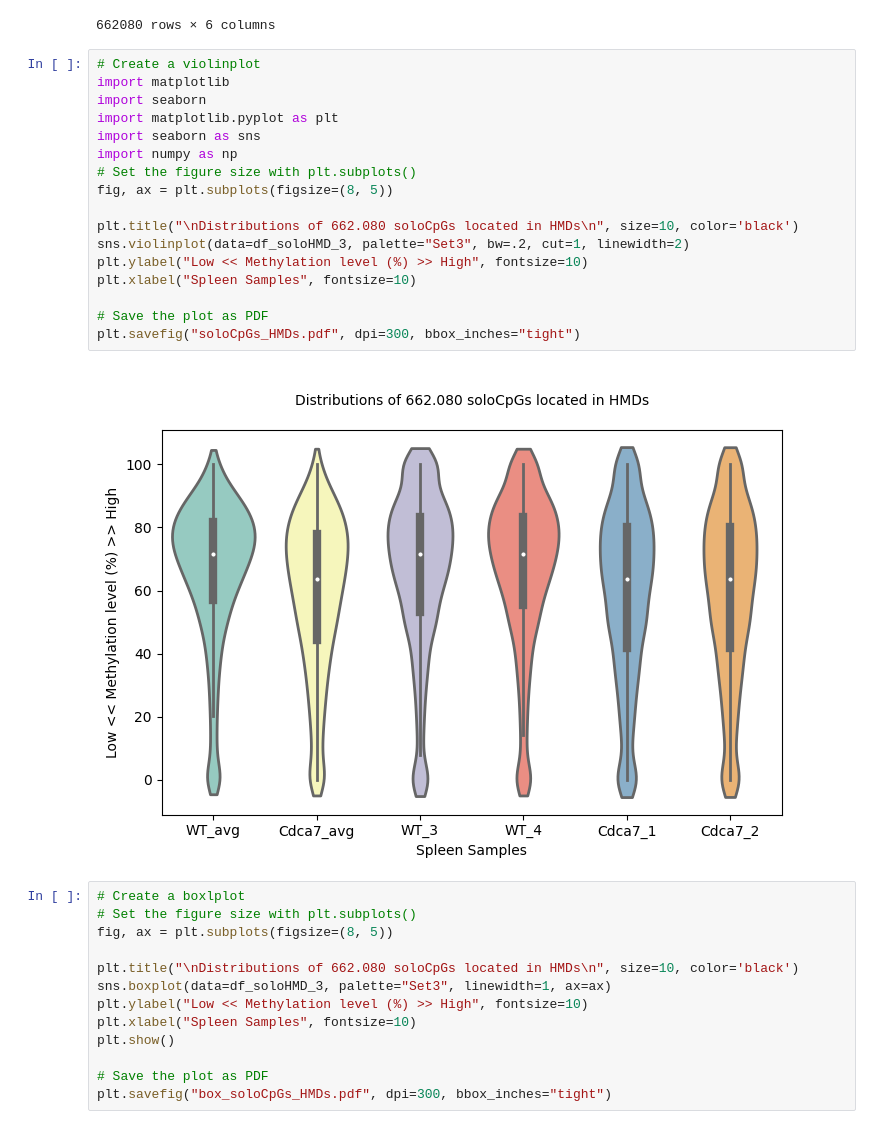
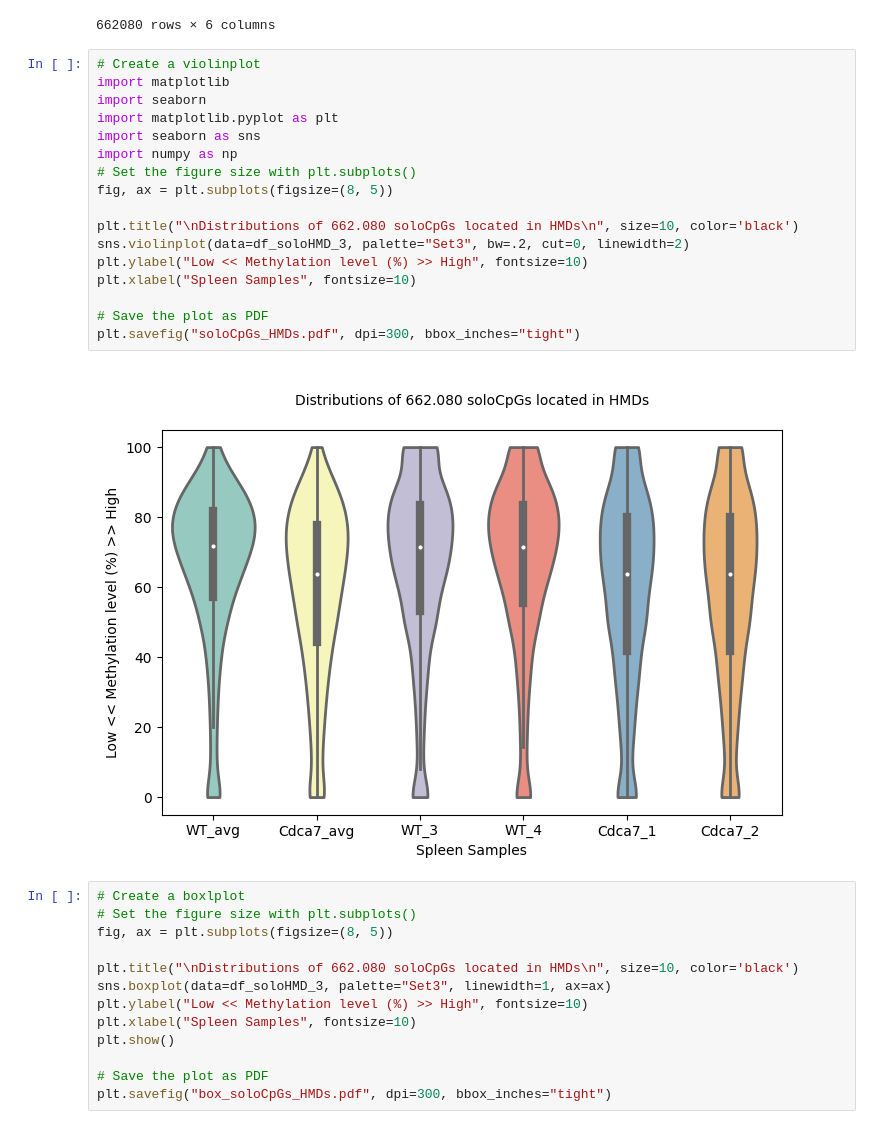
Before and after one commit to srkndgn/WGBS_spleen_soloCpGs, a Jupyter notebook: wgbs-spleen-solocpgs.ipynb, the cells around one changed output. Cells and saved outputs as stored; diff of their text form.

Commit message:
Kaggle Notebook | WGBS_spleen_soloCpGs | Version 10

```diff
--- a/wgbs-spleen-solocpgs.ipynb
+++ b/wgbs-spleen-solocpgs.ipynb
@@ -419,22 +402,22 @@ df_soloHMD_3
 # %%
 # Create a violinplot
 import matplotlib
 import seaborn
 import matplotlib.pyplot as plt
 import seaborn as sns
 import numpy as np
 # Set the figure size with plt.subplots()
 fig, ax = plt.subplots(figsize=(8, 5))
 
 plt.title("\nDistributions of 662.080 soloCpGs located in HMDs\n", size=10, color='black')
-sns.violinplot(data=df_soloHMD_3, palette="Set3", bw=.2, cut=1, linewidth=2)
+sns.violinplot(data=df_soloHMD_3, palette="Set3", bw=.2, cut=0, linewidth=2)
 plt.ylabel("Low << Methylation level (%) >> High", fontsize=10)
 plt.xlabel("Spleen Samples", fontsize=10)
 
 # Save the plot as PDF
 plt.savefig("soloCpGs_HMDs.pdf", dpi=300, bbox_inches="tight")
 # %% [output]
-[figure, old version]
+[figure, new version]
 # %%
 # Create a boxlplot
 # Set the figure size with plt.subplots()
```
Also changed, not shown: parts of 2 cells of this notebook.
